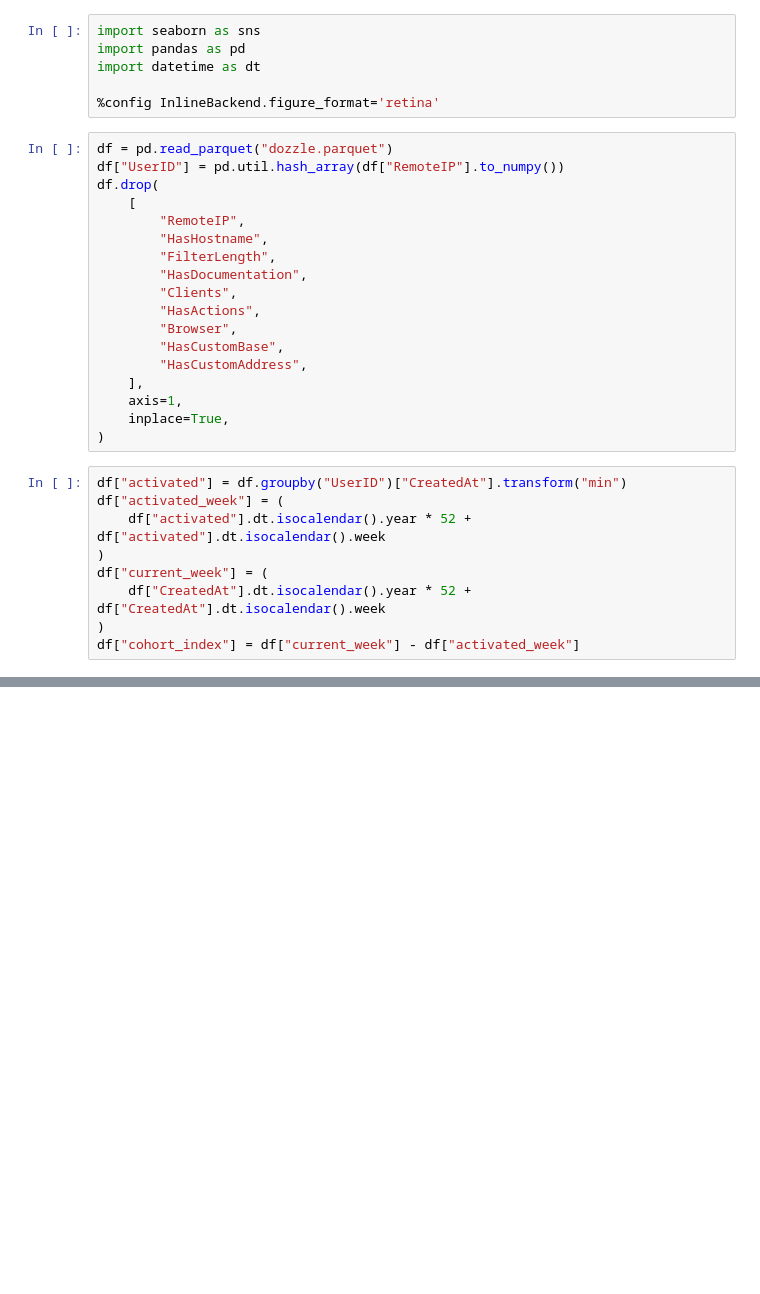
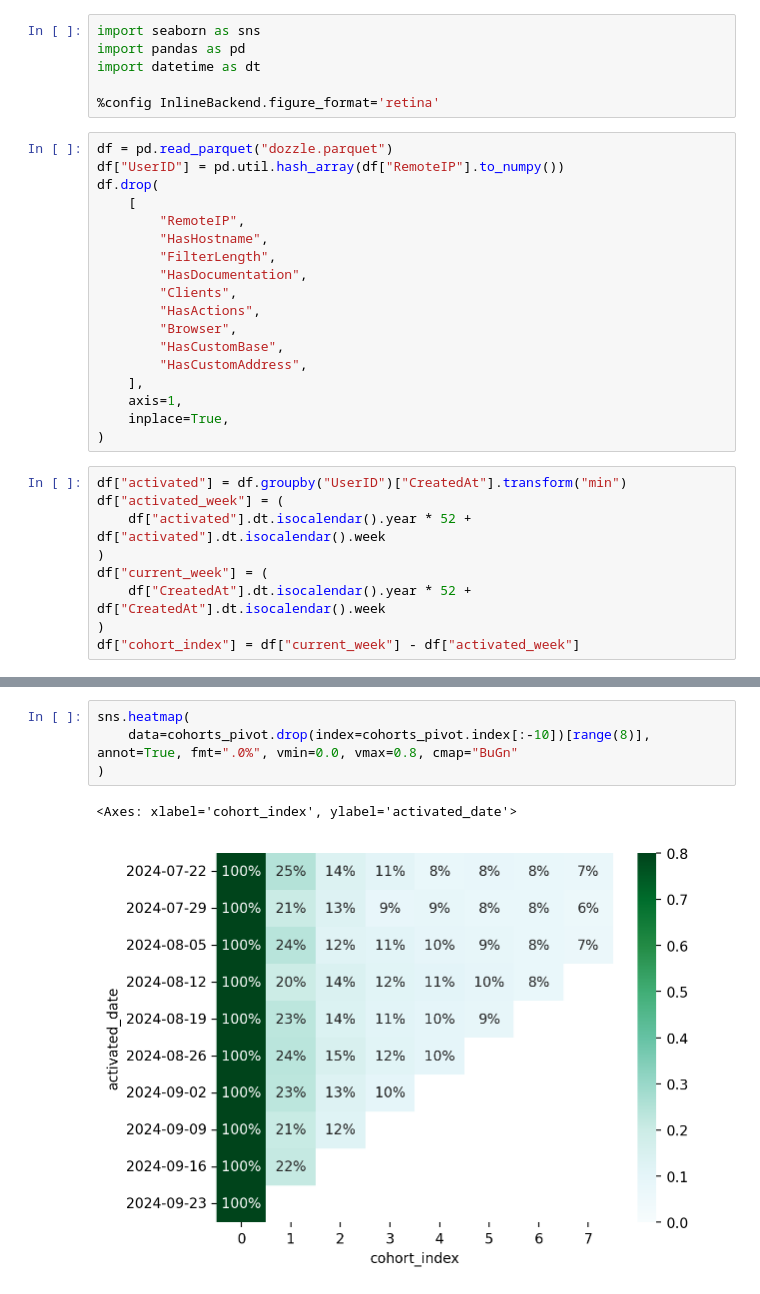
Before and after one commit to amir20/drain, a Jupyter notebook: notebooks/retention.ipynb, the cells around one changed output, grey strips where cells are left out. Drawn from its saved outputs; the diff is of its cells as text; blank space fills up the shorter version.

```diff
--- a/notebooks/retention.ipynb
+++ b/notebooks/retention.ipynb
@@ -87,0 +69,7 @@ sns.heatmap(
+# %%
+sns.heatmap(
+    data=cohorts_pivot.drop(index=cohorts_pivot.index[:-10])[range(8)], annot=True, fmt=".0%", vmin=0.0, vmax=0.8, cmap="BuGn"
+)
+# %% [output]
+<Axes: xlabel='cohort_index', ylabel='activated_date'>
+[figure, added]
```
Also changed, not shown: parts of 3 cells of this notebook.
